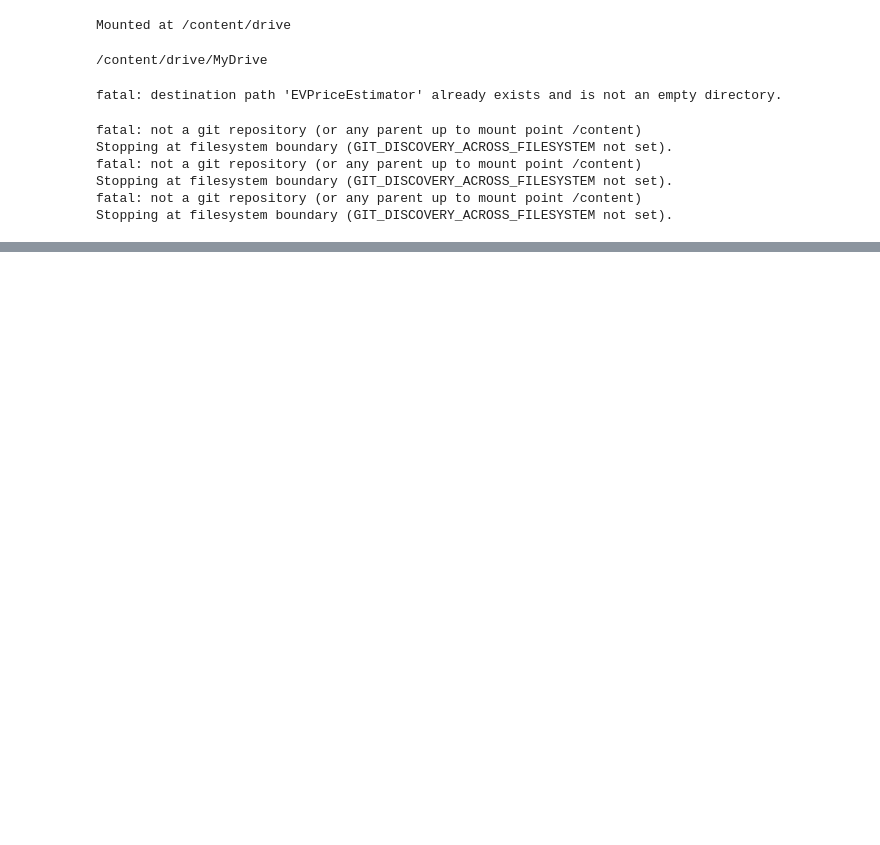
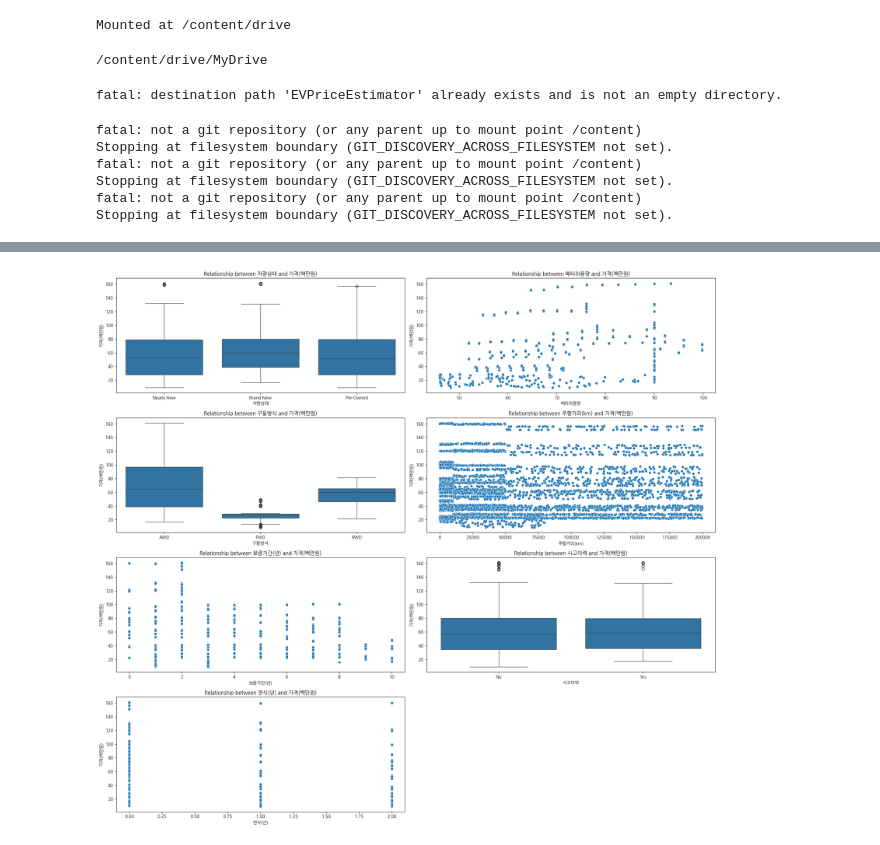
Before and after one commit to friendship-jung/CodingTest_Practice, a Jupyter notebook: 전기차_가격_예측_해커톤.ipynb, the cells around one changed output, grey strips where cells are left out. Saved outputs shown, nothing was run; the diff lists cells and outputs as text; code cells hidden in the pictures; blank space fills up the shorter version.

```diff
--- a/전기차_가격_예측_해커톤.ipynb
+++ b/전기차_가격_예측_해커톤.ipynb
@@ -24,3 +24,18 @@ fatal: not a git repository (or any parent up to mount point /content)
 Stopping at filesystem boundary (GIT_DISCOVERY_ACROSS_FILESYSTEM not set).
 fatal: not a git repository (or any parent up to mount point /content)
 Stopping at filesystem boundary (GIT_DISCOVERY_ACROSS_FILESYSTEM not set).
+# %%
+# 데이터시각화를 위한 폰트설정
+# 필요 라이브러리 불러오기
+import matplotlib.font_manager as fm
+
+# apt-get : 패키지 설치 명령어
+# -qq : 에러외의 메세지 숨기는 옵션키
+!apt-get -qq install fonts-nanum
+
+
+fe = fm.FontEntry(
+    fname=r'/usr/share/fonts/truetype/nanum/NanumGothic.ttf', # ttf 파일이 저장되어 있는 경로
+    name='NanumGothic')                           # 이 폰트의 원하는 이름 설정
+fm.fontManager.ttflist.insert(0, fe)              # Matplotlib에 폰트 추가
+plt.rcParams.update({'font.size': 10, 'font.family': 'NanumGothic'}) # 폰트 설정
@@ -26,0 +51,4 @@ Stopping at filesystem boundary (GIT_DISCOVERY_ACROSS_FILESYSTEM not set).
+# %%
+import pandas as pd
+train = pd.read_csv("/content/drive/MyDrive/전기차 가격 예측 해커톤/train.csv")
+train
@@ -26,0 +99,31 @@ Stopping at filesystem boundary (GIT_DISCOVERY_ACROSS_FILESYSTEM not set).
+# %%
+import matplotlib.pyplot as plt
+import seaborn as sns
+
+# Setting up the figure size and grid for multiple plots
+plt.figure(figsize=(20, 18))
+
+# List of columns to plot against price
+columns_to_plot = ['차량상태', '배터리용량', '구동방식', '주행거리(km)', '보증기간(년)', '사고이력', '연식(년)']
+n = 1  # Starting subplot index
+
+# Loop through each column and create a plot
+for column in columns_to_plot:
+    plt.subplot(4, 2, n)
+    if train[column].dtype == 'object' or column == '차량상태':
+        # If categorical, use boxplot
+        sns.boxplot(x=column, y='가격(백만원)', data=train)
+    else:
+        # If numerical, use scatterplot
+        sns.scatterplot(x=column, y='가격(백만원)', data=train)
+
+    plt.title(f'Relationship between {column} and 가격(백만원)')
+    plt.xlabel(column)
+    plt.ylabel('가격(백만원)')
+    n += 1
+
+# Adjust layout
+plt.tight_layout()
+plt.show()
+# %% [output]
+[figure, added]
```
Also changed, not shown: parts of 14 cells of this notebook.
